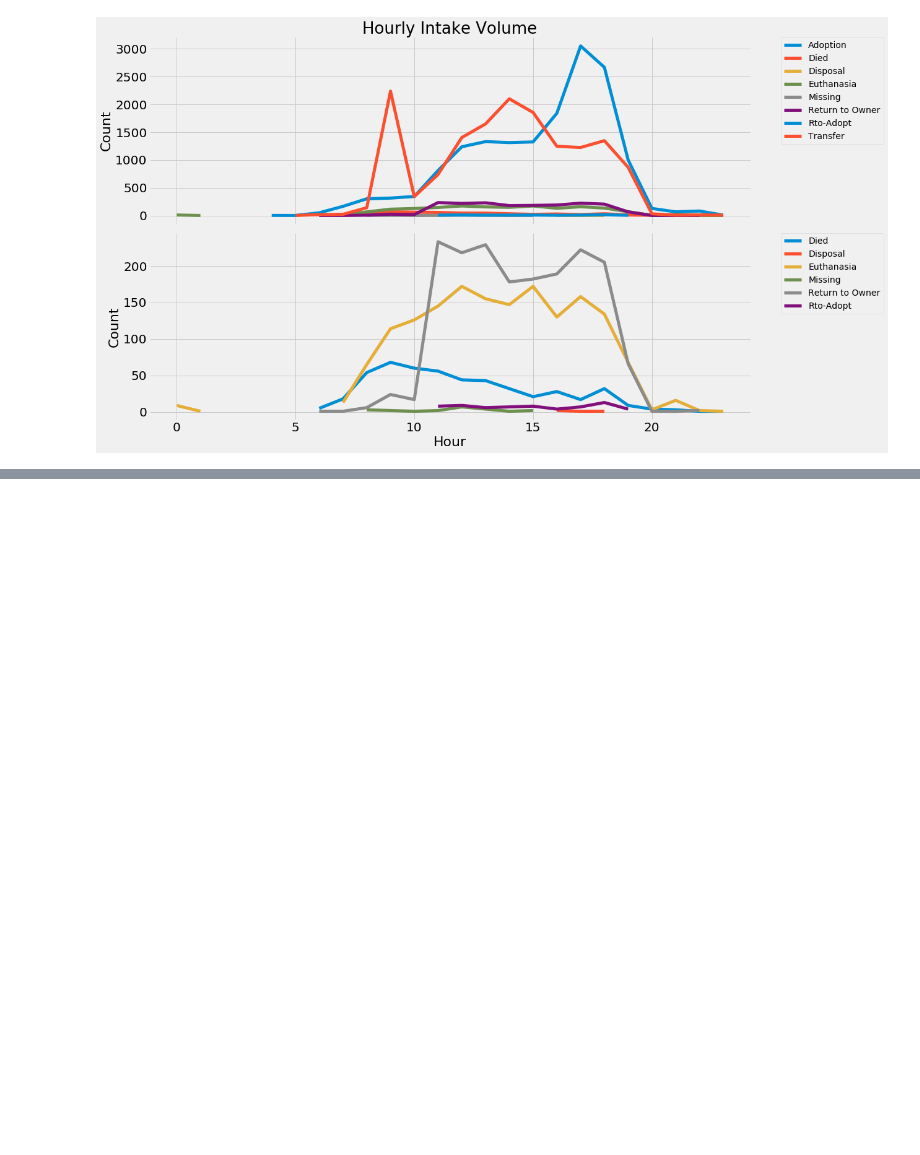
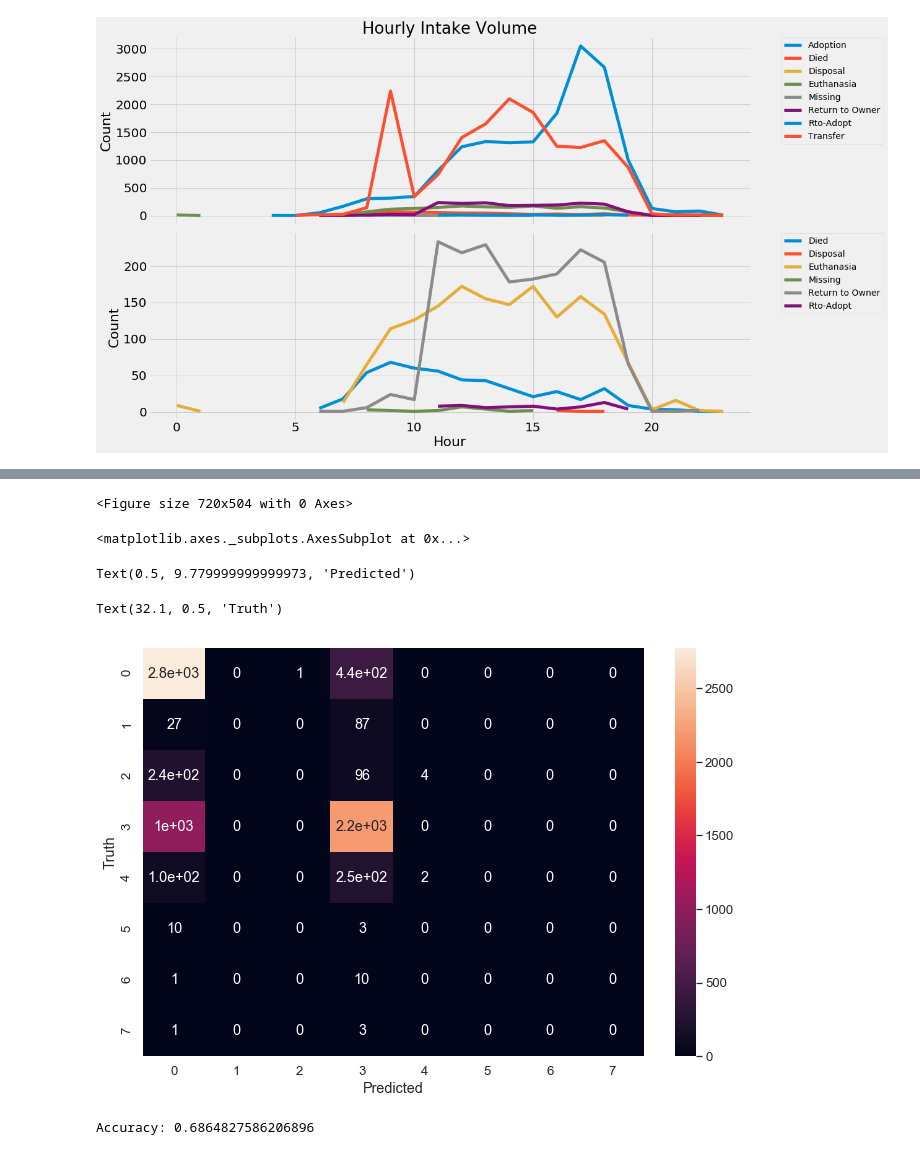
Before and after one commit to albertsaave/scs_3251_project, a Jupyter notebook: hugh-acc-shelter-cats.ipynb, the cells around one changed output, grey strips where cells are left out. Saved outputs shown, nothing was run; the diff lists cells and outputs as text; code cells hidden in the pictures; blank space fills up the shorter version.

Commit message:
hugh: multinomial regression...

```diff
--- a/hugh-acc-shelter-cats.ipynb
+++ b/hugh-acc-shelter-cats.ipynb
@@ -428,0 +550,5 @@ Text(0.5, 0, 'Month')
+# %%
+from sklearn.linear_model import LogisticRegression
+model = LogisticRegression()
+# %%
+model.fit(X_train, y_train)
@@ -428,0 +560,4 @@ Text(0.5, 0, 'Month')
+# %%
+y_predicted = model.predict(X_test)
+y_predicted.tolist()[0:20]
+y_test[0:20]
@@ -428,0 +567,6 @@ Text(0.5, 0, 'Month')
+# %%
+from sklearn import metrics
+from sklearn.metrics import confusion_matrix
+
+cm = confusion_matrix(y_test, y_predicted)
+cm
@@ -428,0 +582,16 @@ Text(0.5, 0, 'Month')
+# %%
+import seaborn as sn
+plt.figure(figsize = (10, 7))
+sn.heatmap(cm, annot=True)
+plt.xlabel('Predicted')
+plt.ylabel('Truth')
+# %% [output]
+<Figure size 720x504 with 0 Axes>
+<matplotlib.axes._subplots.AxesSubplot at 0x...>
+Text(0.5, 9.779999999999973, 'Predicted')
+Text(32.1, 0.5, 'Truth')
+[figure, added]
+# %%
+print("Accuracy:",metrics.accuracy_score(y_test, y_predicted))
+# %% [output]
+Accuracy: 0.6864827586206896
```
Also changed, not shown: parts of 22 cells of this notebook.
